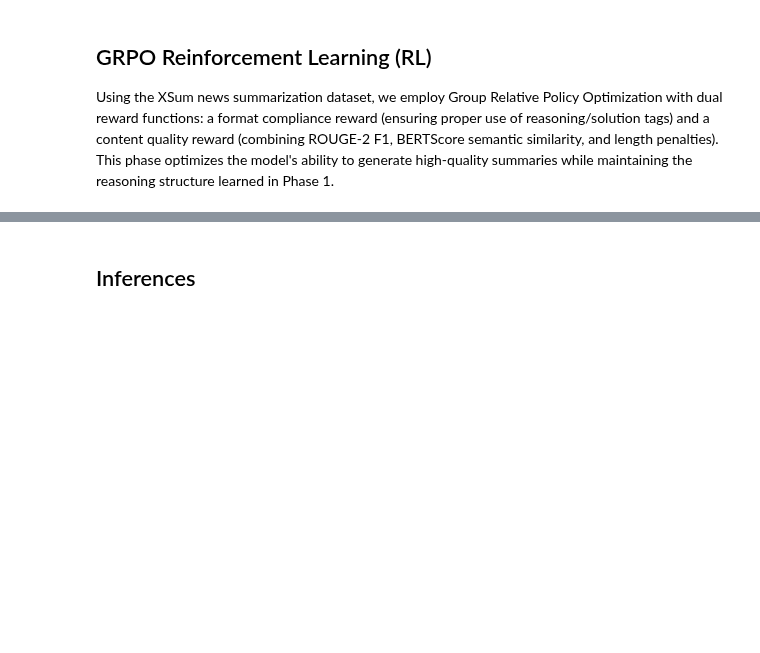
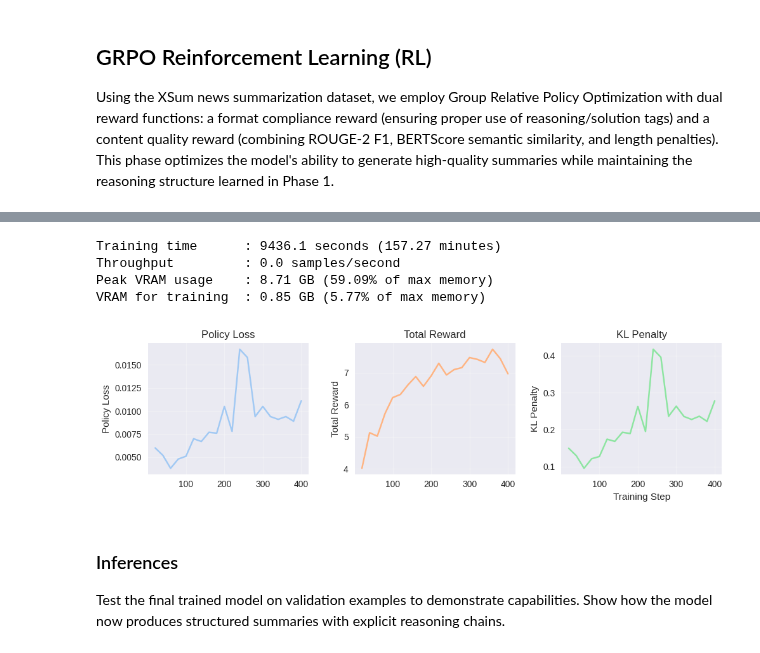
Before and after one commit to amanzoni1/Fine_Tuning, a Jupyter notebook: RL_LLama3_1_8B_GRPO.ipynb, the cells around one changed output, grey strips where cells are left out. Saved outputs shown, nothing was run; the diff lists cells and outputs as text; code cells hidden in the pictures; blank space fills up the shorter version.

Commit message:
train done

```diff
--- a/RL_LLama3_1_8B_GRPO.ipynb
+++ b/RL_LLama3_1_8B_GRPO.ipynb
@@ -284,7 +415,7 @@ dataset
 # %%
-# Keep only the first 250 documents whose raw token count ≤ 300
+# Keep only the first 200 documents whose raw token count ≤ 300
 DOC_CUTOFF = 300
-TARGET_EXAMPLES = 250
+TARGET_EXAMPLES = 200
 
 selected = []
 for ex in dataset:
@@ -535,7 +699,7 @@ grpo_config = GRPOConfig(
     num_generations             = 4,
     max_completion_length       = 150,
     logging_strategy            = "steps",
-    logging_steps               = 10,
+    logging_steps               = 20,
     report_to                   = "none",
     output_dir                  = "grpo_outputs",
     overwrite_output_dir        = True,
@@ -582,6 +776,11 @@ if samples_per_second:
     print(f"Throughput         : {samples_per_second:.1f} samples/second")
 print(f"Peak VRAM usage    : {used_memory} GB ({used_pct}% of max memory)")
 print(f"VRAM for training  : {used_for_lora} GB ({lora_pct}% of max memory)")
+# %% [output]
+Training time      : 9436.1 seconds (157.27 minutes)
+Throughput         : 0.0 samples/second
+Peak VRAM usage    : 8.71 GB (59.09% of max memory)
+VRAM for training  : 0.85 GB (5.77% of max memory)
 # %%
 #@title Visualize GRPO Training Metrics { display-mode: "form" }
 plt.style.use('seaborn-v0_8')
@@ -593,42 +792,46 @@ steps      = []
 losses     = []
 rewards    = []
 kl_penalty = []
 
 for log in logs:
     if "loss" in log:
         steps.append(log["step"])
         losses.append(log["loss"])
         rewards.append(log.get("reward", None))
         kl_penalty.append(log.get("kl", None))
 
-plt.figure(figsize=(8, 6))
+plt.figure(figsize=(10, 3))
 
 # Loss vs. Step
-plt.subplot(3, 1, 1)
-plt.plot(steps, losses, marker="o", linestyle="-", color="C0")
+plt.subplot(1, 3, 1)
+plt.plot(steps, losses, marker="x", linestyle="-", color="C0")
 plt.ylabel("Policy Loss")
 plt.grid(True, alpha=0.3)
 plt.title("Policy Loss")
 
 # Reward vs. Step
-plt.subplot(3, 1, 2)
-plt.plot(steps, rewards, marker="s", linestyle="--", color="C1")
+plt.subplot(1, 3, 2)
+plt.plot(steps, rewards, marker="x", linestyle="-", color="C1")
 plt.ylabel("Total Reward")
 plt.grid(True, alpha=0.3)
 plt.title("Total Reward")
 
 # KL Penalty vs. Step
-plt.subplot(3, 1, 3)
-plt.plot(steps, kl_penalty, marker="x", linestyle="-.", color="C2")
+plt.subplot(1, 3, 3)
+plt.plot(steps, kl_penalty, marker="x", linestyle="-", color="C2")
 plt.xlabel("Training Step")
 plt.ylabel("KL Penalty")
 plt.grid(True, alpha=0.3)
 plt.title("KL Penalty")
 
 plt.tight_layout()
 plt.show()
+# %% [output]
+[figure, added]
-# %% [markdown]
-## Inferences
+# %% [markdown]
+### Inferences
+Test the final trained model on validation examples to demonstrate capabilities.
+Show how the model now produces structured summaries with explicit reasoning chains.
 # %%
 # Load validation dataset
 val_ds   = load_dataset("EdinburghNLP/xsum", split="validation")
```
Also changed, not shown: parts of 38 cells of this notebook.
